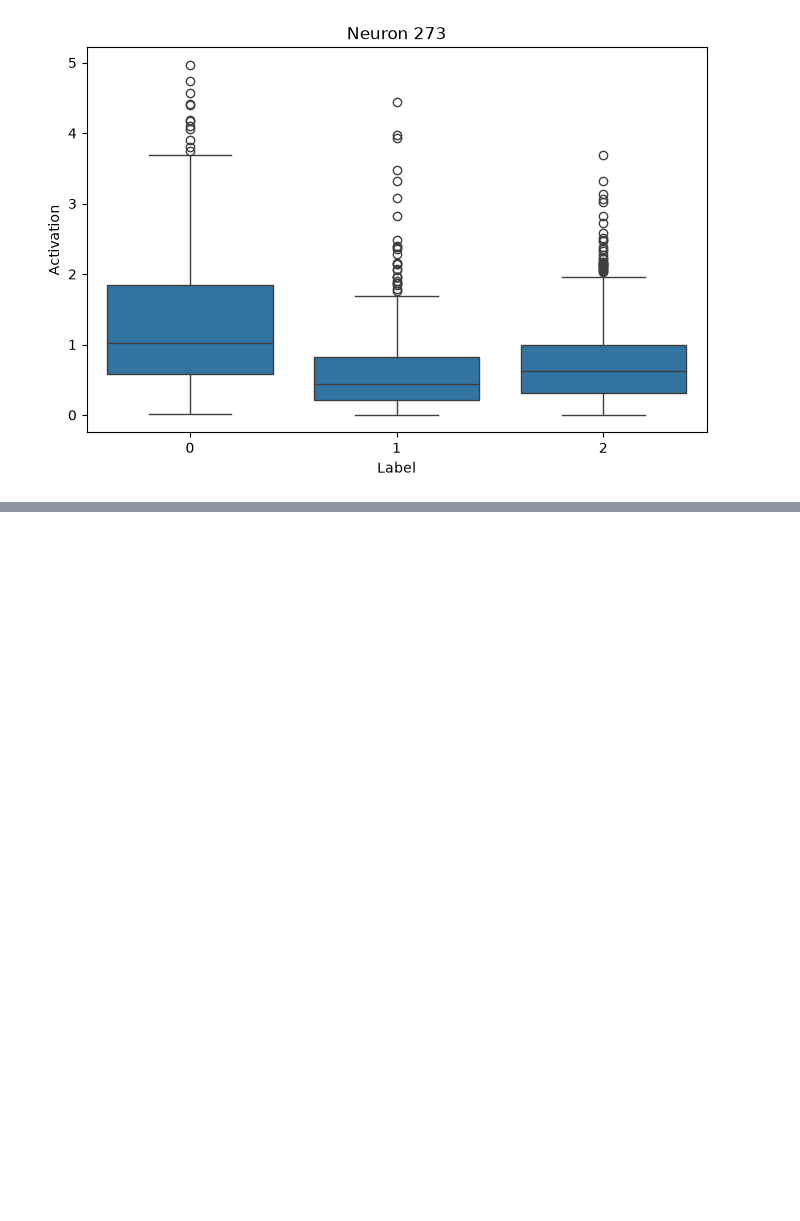
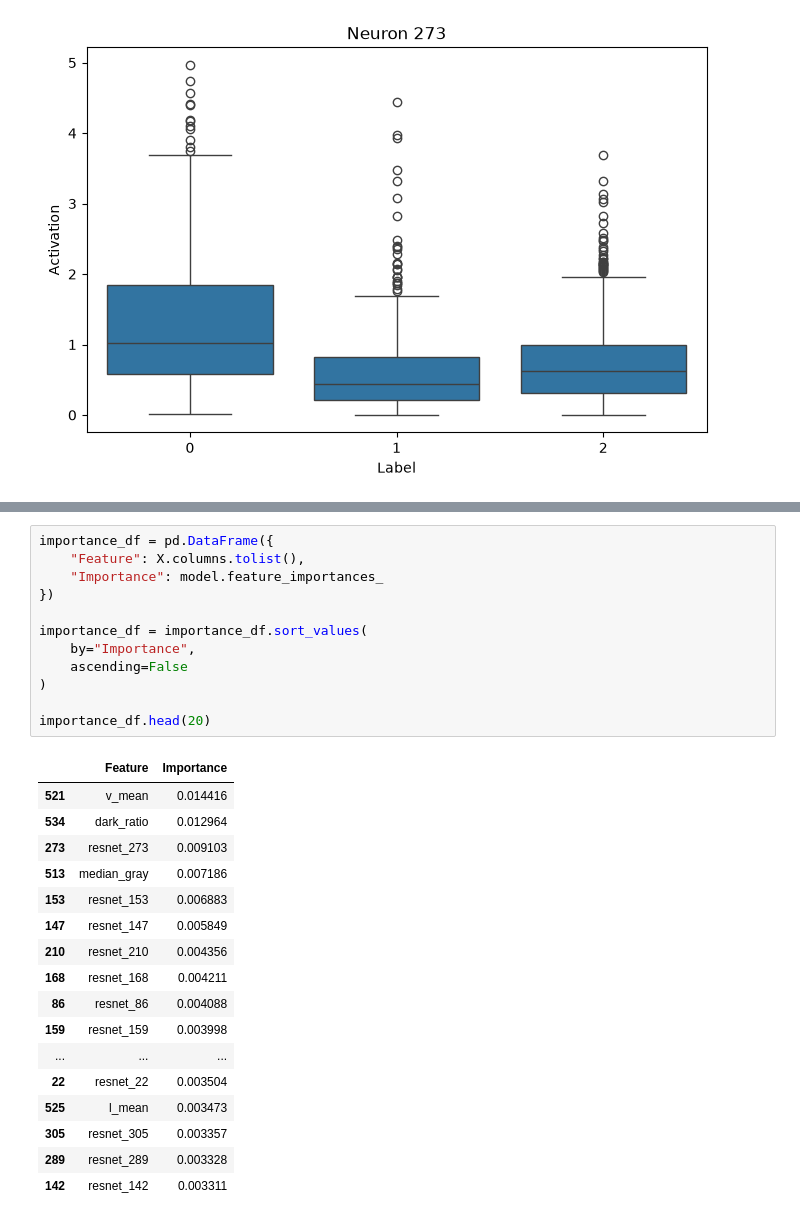
Before and after one commit to Vaibhavv526/Predicting-Illumination-from-Camera-Images, a Jupyter notebook: advance_EDA.ipynb, the cells around one changed output, grey strips where cells are left out. Cells and saved outputs as stored; diff of their text form; blank space fills up the shorter version.

```diff
--- a/advance_EDA.ipynb
+++ b/advance_EDA.ipynb
@@ -425,0 +489,30 @@ plt.show()
+# %%
+importance_df = pd.DataFrame({
+    "Feature": X.columns.tolist(),
+    "Importance": model.feature_importances_
+})
+
+importance_df = importance_df.sort_values(
+    by="Importance",
+    ascending=False
+)
+
+importance_df.head(20)
+# %% [output]
+|  | Feature | Importance |
+| 521 | v_mean | 0.014416 |
+| 534 | dark_ratio | 0.012964 |
+| 273 | resnet_273 | 0.009103 |
+| 513 | median_gray | 0.007186 |
+| 153 | resnet_153 | 0.006883 |
+| 147 | resnet_147 | 0.005849 |
+| 210 | resnet_210 | 0.004356 |
+| 168 | resnet_168 | 0.004211 |
+| 86 | resnet_86 | 0.004088 |
+| 159 | resnet_159 | 0.003998 |
+| ... | ... | ... |
+| 22 | resnet_22 | 0.003504 |
+| 525 | l_mean | 0.003473 |
+| 305 | resnet_305 | 0.003357 |
+| 289 | resnet_289 | 0.003328 |
+| 142 | resnet_142 | 0.003311 |
```
Also changed, not shown: parts of 14 cells of this notebook, 4 other files.
